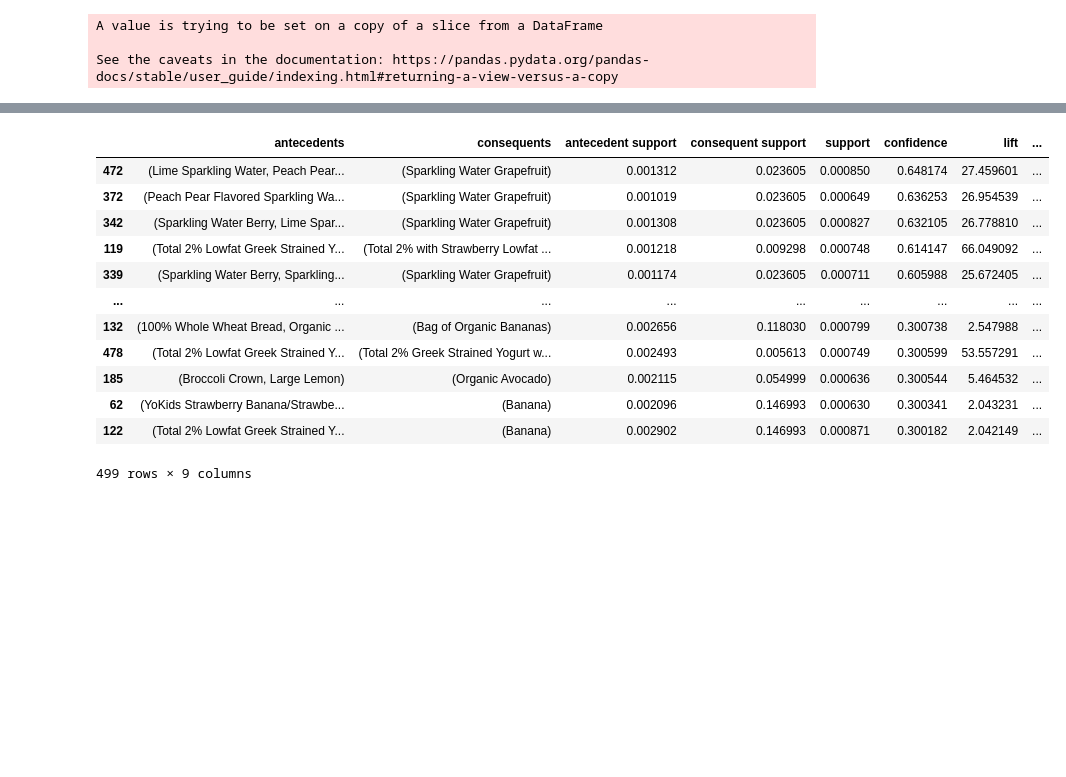
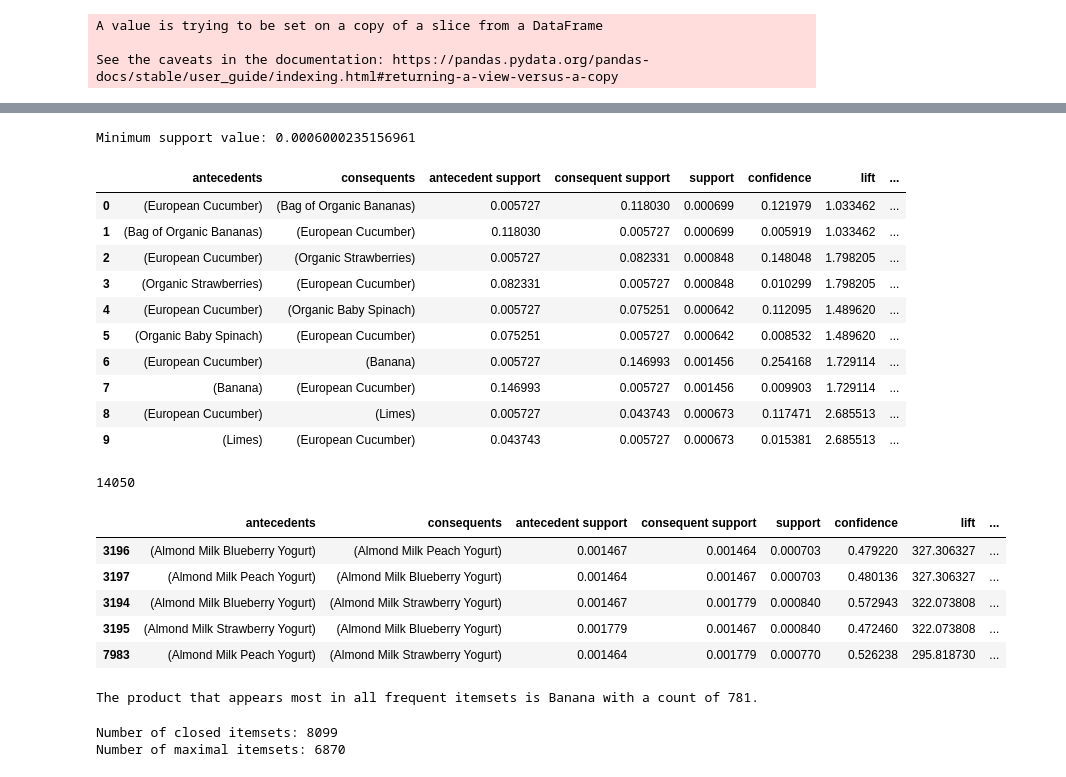
Before and after one commit to AntunesCSR/DM_Group_Project, a Jupyter notebook: HA2/data/sean-ha2.ipynb, the cells around one changed output, grey strips where cells are left out. Cells and saved outputs as stored; diff of their text form; code cells hidden in the pictures; blank space fills up the shorter version.

```diff
--- a/HA2/data/sean-ha2.ipynb
+++ b/HA2/data/sean-ha2.ipynb
@@ -239,18 +200,51 @@ rules
+# %%
+min_support_vaue = min(fi["support"])
+print(f"Minimum support value: {min_support_vaue}")
+# %% [output]
+Minimum support value: 0.0006000235156961
+# %%
+rules = association_rules(fi, metric="support", min_threshold=0.0006)
+rules.head(10)
+# %% [output]
+|  | antecedents | consequents | antecedent support | consequent support | support | confidence | lift | ... |
+| 0 | (European Cucumber) | (Bag of Organic Bananas) | 0.005727 | 0.118030 | 0.000699 | 0.121979 | 1.033462 | ... |
+| 1 | (Bag of Organic Bananas) | (European Cucumber) | 0.118030 | 0.005727 | 0.000699 | 0.005919 | 1.033462 | ... |
+| 2 | (European Cucumber) | (Organic Strawberries) | 0.005727 | 0.082331 | 0.000848 | 0.148048 | 1.798205 | ... |
+| 3 | (Organic Strawberries) | (European Cucumber) | 0.082331 | 0.005727 | 0.000848 | 0.010299 | 1.798205 | ... |
+| 4 | (European Cucumber) | (Organic Baby Spinach) | 0.005727 | 0.075251 | 0.000642 | 0.112095 | 1.489620 | ... |
+| 5 | (Organic Baby Spinach) | (European Cucumber) | 0.075251 | 0.005727 | 0.000642 | 0.008532 | 1.489620 | ... |
+| 6 | (European Cucumber) | (Banana) | 0.005727 | 0.146993 | 0.001456 | 0.254168 | 1.729114 | ... |
+| 7 | (Banana) | (European Cucumber) | 0.146993 | 0.005727 | 0.001456 | 0.009903 | 1.729114 | ... |
+| 8 | (European Cucumber) | (Limes) | 0.005727 | 0.043743 | 0.000673 | 0.117471 | 2.685513 | ... |
+| 9 | (Limes) | (European Cucumber) | 0.043743 | 0.005727 | 0.000673 | 0.015381 | 2.685513 | ... |
+# %%
+len(rules)
+# %% [output]
+14050
 # %%
-sorted_rules = rules.sort_values(by=['confidence'], ascending=False)
-relevant_rules = sorted_rules[sorted_rules['confidence'] >= 0.8]
-sorted_rules
+sorted_rules = rules.sort_values(by=['lift'], ascending=False)
+relevant_rules = sorted_rules[sorted_rules['lift'] >= 0.8]
+sorted_rules.head(5)
 # %% [output]
 |  | antecedents | consequents | antecedent support | consequent support | support | confidence | lift | ... |
-| 472 | (Lime Sparkling Water, Peach Pear... | (Sparkling Water Grapefruit) | 0.001312 | 0.023605 | 0.000850 | 0.648174 | 27.459601 | ... |
-| 372 | (Peach Pear Flavored Sparkling Wa... | (Sparkling Water Grapefruit) | 0.001019 | 0.023605 | 0.000649 | 0.636253 | 26.954539 | ... |
-| 342 | (Sparkling Water Berry, Lime Spar... | (Sparkling Water Grapefruit) | 0.001308 | 0.023605 | 0.000827 | 0.632105 | 26.778810 | ... |
-| 119 | (Total 2% Lowfat Greek Strained Y... | (Total 2% with Strawberry Lowfat ... | 0.001218 | 0.009298 | 0.000748 | 0.614147 | 66.049092 | ... |
-| 339 | (Sparkling Water Berry, Sparkling... | (Sparkling Water Grapefruit) | 0.001174 | 0.023605 | 0.000711 | 0.605988 | 25.672405 | ... |
-| ... | ... | ... | ... | ... | ... | ... | ... | ... |
-| 132 | (100% Whole Wheat Bread, Organic ... | (Bag of Organic Bananas) | 0.002656 | 0.118030 | 0.000799 | 0.300738 | 2.547988 | ... |
-| 478 | (Total 2% Lowfat Greek Strained Y... | (Total 2% Greek Strained Yogurt w... | 0.002493 | 0.005613 | 0.000749 | 0.300599 | 53.557291 | ... |
-| 185 | (Broccoli Crown, Large Lemon) | (Organic Avocado) | 0.002115 | 0.054999 | 0.000636 | 0.300544 | 5.464532 | ... |
-| 62 | (YoKids Strawberry Banana/Strawbe... | (Banana) | 0.002096 | 0.146993 | 0.000630 | 0.300341 | 2.043231 | ... |
-| 122 | (Total 2% Lowfat Greek Strained Y... | (Banana) | 0.002902 | 0.146993 | 0.000871 | 0.300182 | 2.042149 | ... |
+| 3196 | (Almond Milk Blueberry Yogurt) | (Almond Milk Peach Yogurt) | 0.001467 | 0.001464 | 0.000703 | 0.479220 | 327.306327 | ... |
+| 3197 | (Almond Milk Peach Yogurt) | (Almond Milk Blueberry Yogurt) | 0.001464 | 0.001467 | 0.000703 | 0.480136 | 327.306327 | ... |
+| 3194 | (Almond Milk Blueberry Yogurt) | (Almond Milk Strawberry Yogurt) | 0.001467 | 0.001779 | 0.000840 | 0.572943 | 322.073808 | ... |
+| 3195 | (Almond Milk Strawberry Yogurt) | (Almond Milk Blueberry Yogurt) | 0.001779 | 0.001467 | 0.000840 | 0.472460 | 322.073808 | ... |
+| 7983 | (Almond Milk Peach Yogurt) | (Almond Milk Strawberry Yogurt) | 0.001464 | 0.001779 | 0.000770 | 0.526238 | 295.818730 | ... |
-499 rows × 9 columns
+# %%
+import pandas as pd
+from collections import Counter
+
+# Flatten the frequent itemsets into a list of individual items
+items = [item for itemset in fi['itemsets'] for item in itemset]
+
+# Use Counter to count the occurrences of each item
+item_counts = Counter(items)
+
+# Find the item that appears most frequently
+most_common_item, count = item_counts.most_common(1)[0]
+
+print(f"The product that appears most in all frequent itemsets is {most_common_item} with a count of {count}.")
+# %% [output]
+The product that appears most in all frequent itemsets is Banana with a count of 781.
@@ -256,0 +300,6 @@ sorted_rules
+# %%
+print(f"Number of closed itemsets: {len(closed)}")
+print(f"Number of maximal itemsets: {len(maximal)}")
+# %% [output]
+Number of closed itemsets: 8099
+Number of maximal itemsets: 6870
```
Also changed, not shown: parts of 24 cells of this notebook, 3 other files.
